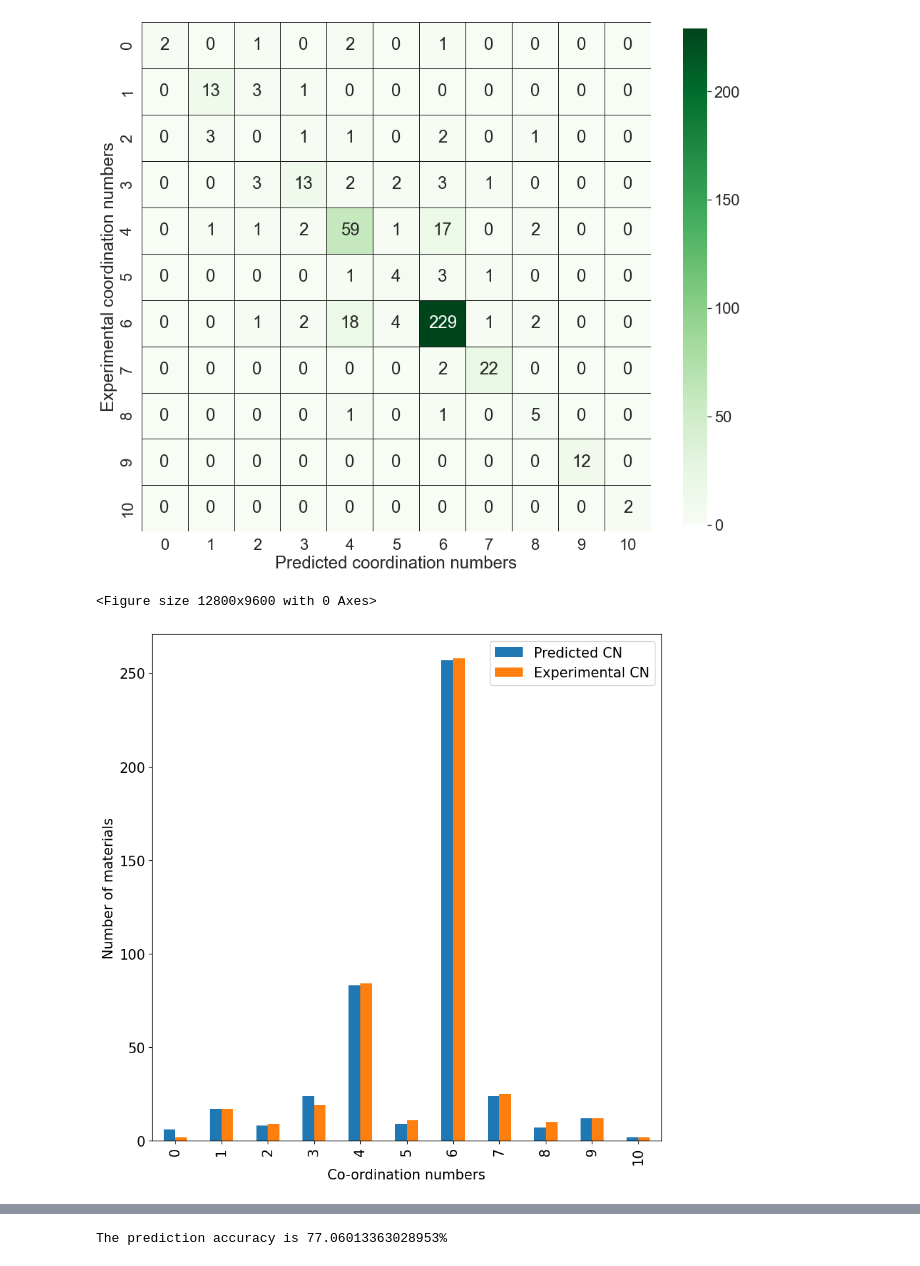
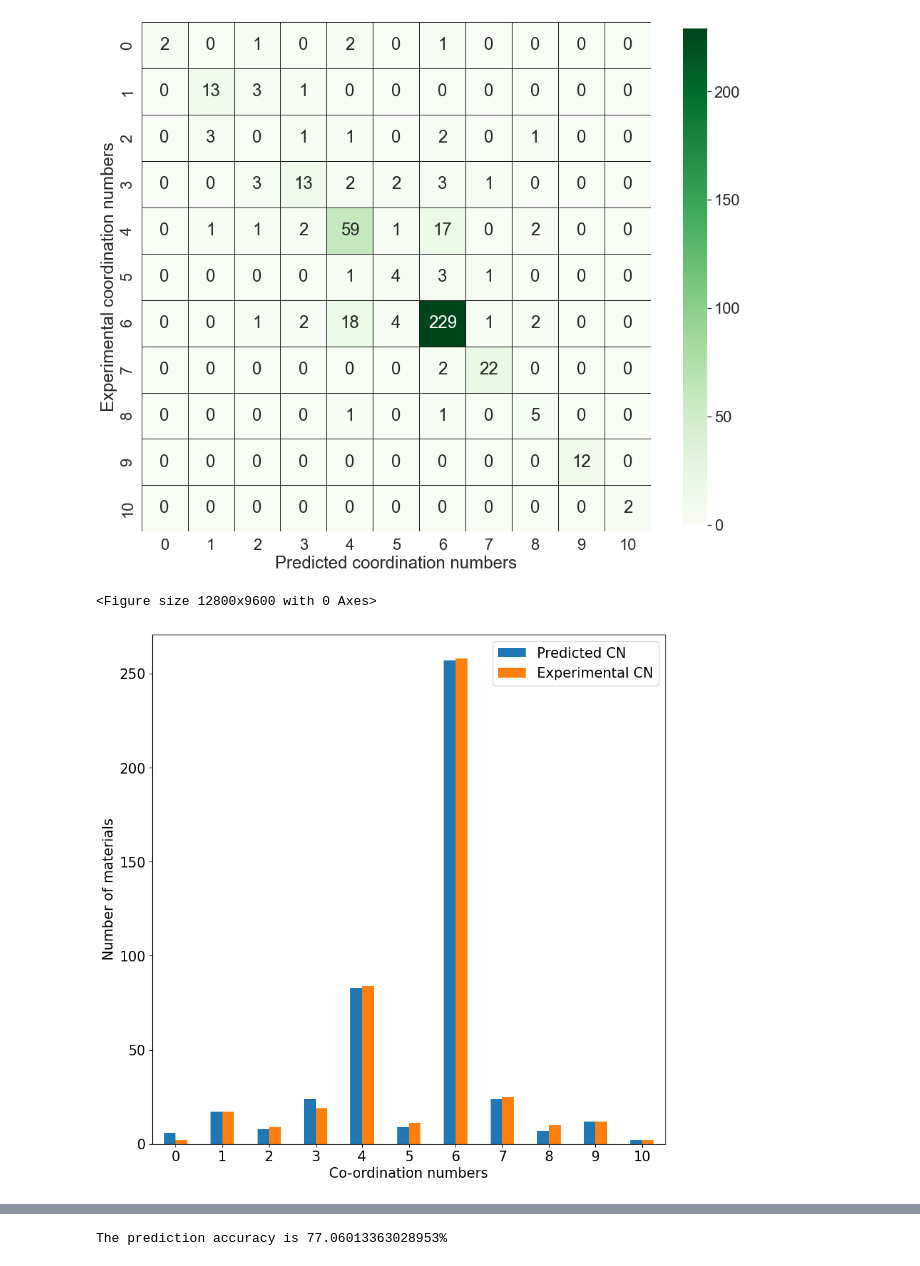
Before and after one commit to ashishvh97/Structure-Prediction-, a Jupyter notebook: CBFV_results/Embeddings_Pearson.ipynb, the cells around one changed output, grey strips where cells are left out. Drawn from its saved outputs; the diff is of its cells as text; code cells hidden in the pictures.

```diff
--- a/CBFV_results/Embeddings_Pearson.ipynb
+++ b/CBFV_results/Embeddings_Pearson.ipynb
@@ -426,30 +426,30 @@ plt.savefig('skipatom_results.pdf')
 # %%
 #for visualising the predicted co-ordination numbers
 
 import matplotlib as mpl
 import matplotlib.pyplot as plt
 
 cn_df = filtered_results[['Experimental CN', 'Predicted CN']]
 temp1 = pd.DataFrame(cn_df['Experimental CN'].value_counts())
 temp1.index.name = 'Co-ordination numbers'
 temp2 = pd.DataFrame(cn_df['Predicted CN'].value_counts())
 temp2.index.name = 'Co-ordination numbers'
 for_plot = temp2.merge(temp1, how='left', left_on='Co-ordination numbers', right_on='Co-ordination numbers')
 indices = list(range(len(for_plot)))
 for_plot['index'] = indices
 for_plot = for_plot.reset_index()
 del for_plot['index']
 for_plot = for_plot.sort_values('Co-ordination numbers', ascending = True).reset_index(drop=True)
 mpl.rc_file_defaults()
 plt.rcParams.update({'font.size': 15})
 plt.figure(dpi = 2000)
 for_plot.plot(x = 'Co-ordination numbers', y=['Predicted CN','Experimental CN'], kind='bar', figsize = (10,10), ylabel = 'Number of materials', grid=False )
 plt.style.use('classic')
-
+plt.xticks(rotation = 0)
 plt.savefig('bar_skipatom.pdf')
 # %% [output]
 <Figure size 12800x9600 with 0 Axes>
-[figure, old version]
+[figure, new version]
 # %%
 # Run with Magpie Scaled
 CM=CationMutator.from_json('magpie_lambda.json')
```
Also changed, not shown: parts of 11 cells of this notebook.
